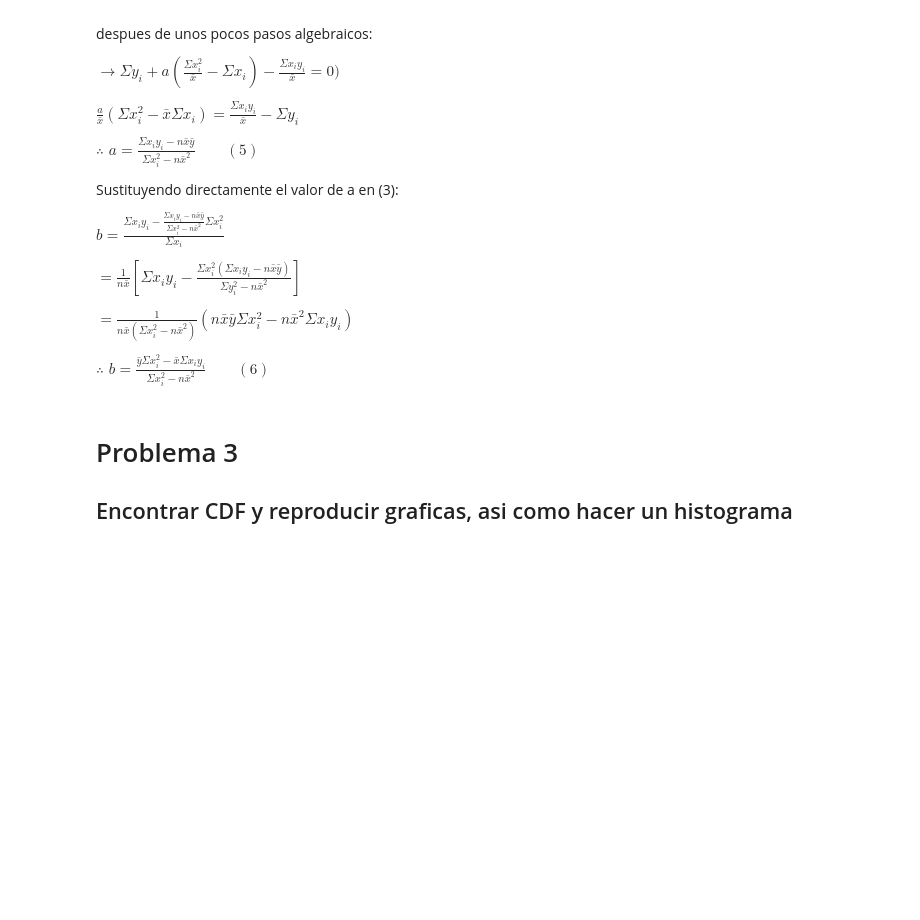
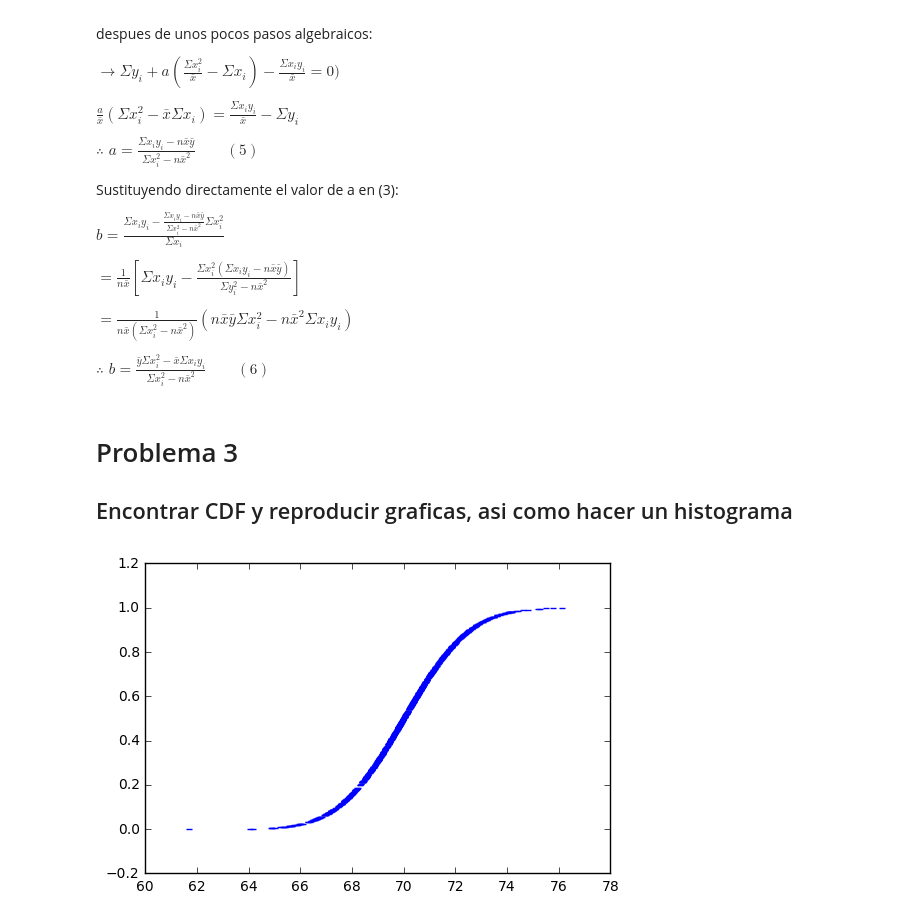
Before and after one commit to Xoca35/Tarea-1, a Jupyter notebook: least_square_method.ipynb, the cells around one changed output. Cells and saved outputs as stored; diff of their text form; code cells hidden in the pictures; blank space fills up the shorter version.

```diff
--- a/least_square_method.ipynb
+++ b/least_square_method.ipynb
@@ -98,3 +100,26 @@ $\therefore \,\, b= \frac{ \bar{y}\Sigma x^{2}_{i} -\bar{x} \Sigma x_{i}y_{i}}{\
 # %% [markdown]
 # Problema 3
 ## Encontrar CDF y reproducir graficas, asi como hacer un histograma
+# %%
+#definir numero de pasos
+n1=1000
+
+#inciar arreglos
+x1= np.zeros(n1)
+cdf= np.zeros(n1)
+# %%
+#definir media y valor de sigma
+mu=70.0
+sigma=2.0
+
+#arreglo de numeros aleatorios
+x1 = np.random.normal(mu, sigma, n1)
+# %%
+#comulative distribution function for gaussian
+cdf = 0.5*(1.0 + erf((x1-mean) / (sigma*sqrt(2.0))))
+# %%
+#grafica de la CDF
+plt.scatter(x1,cdf,marker='_')
+plt.show()
+# %% [output]
+[figure, added]
```
Also changed, not shown: parts of 4 cells of this notebook.
